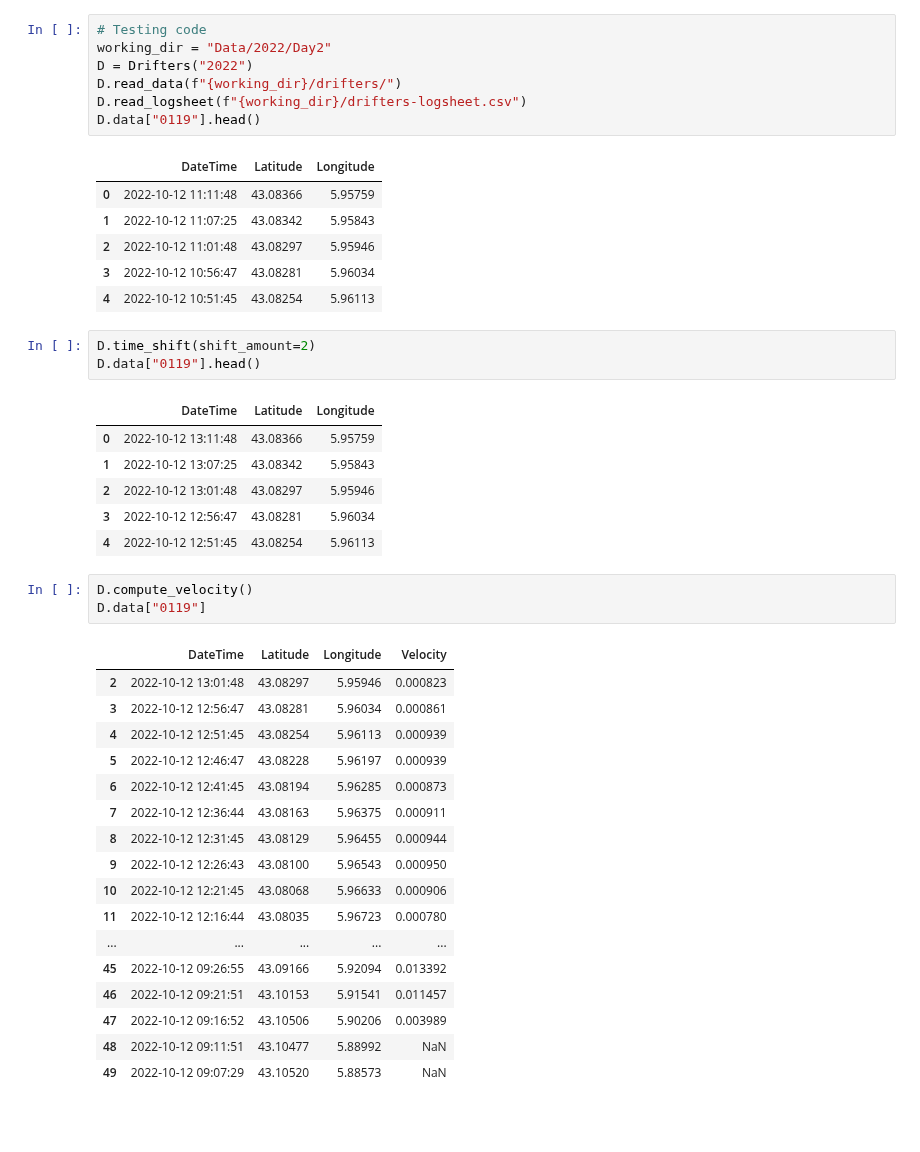
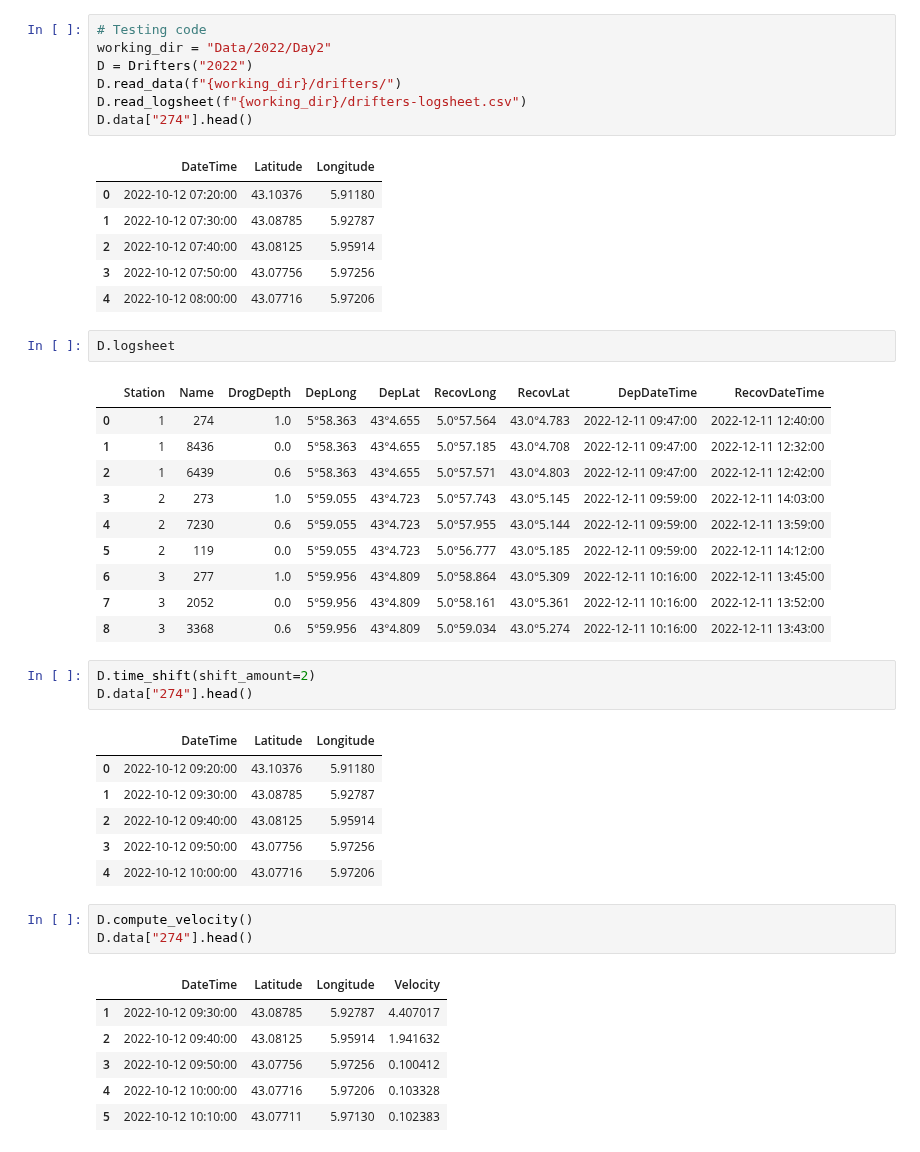
Before and after one commit to olanrewajufarooq/OceanographyAnalysis, a Jupyter notebook: drifter.ipynb, the cells around one changed output. Drawn from its saved outputs; the diff is of its cells as text; blank space fills up the shorter version.

```diff
--- a/drifter.ipynb
+++ b/drifter.ipynb
@@ -184,42 +307,44 @@ working_dir = "Data/2022/Day2"
 D = Drifters("2022")
 D.read_data(f"{working_dir}/drifters/")
 D.read_logsheet(f"{working_dir}/drifters-logsheet.csv")
-D.data["0119"].head()
+D.data["274"].head()
 # %% [output]
 |  | DateTime | Latitude | Longitude |
-| 0 | 2022-10-12 11:11:48 | 43.08366 | 5.95759 |
-| 1 | 2022-10-12 11:07:25 | 43.08342 | 5.95843 |
-| 2 | 2022-10-12 11:01:48 | 43.08297 | 5.95946 |
-| 3 | 2022-10-12 10:56:47 | 43.08281 | 5.96034 |
-| 4 | 2022-10-12 10:51:45 | 43.08254 | 5.96113 |
+| 0 | 2022-10-12 07:20:00 | 43.10376 | 5.91180 |
+| 1 | 2022-10-12 07:30:00 | 43.08785 | 5.92787 |
+| 2 | 2022-10-12 07:40:00 | 43.08125 | 5.95914 |
+| 3 | 2022-10-12 07:50:00 | 43.07756 | 5.97256 |
+| 4 | 2022-10-12 08:00:00 | 43.07716 | 5.97206 |
+# %%
+D.logsheet
+# %% [output]
+|  | Station | Name | DrogDepth | DepLong | DepLat | RecovLong | RecovLat | DepDateTime | RecovDateTime |
+| 0 | 1 | 274 | 1.0 | 5°58.363 | 43°4.655 | 5.0°57.564 | 43.0°4.783 | 2022-12-11 09:47:00 | 2022-12-11 12:40:00 |
+| 1 | 1 | 8436 | 0.0 | 5°58.363 | 43°4.655 | 5.0°57.185 | 43.0°4.708 | 2022-12-11 09:47:00 | 2022-12-11 12:32:00 |
+| 2 | 1 | 6439 | 0.6 | 5°58.363 | 43°4.655 | 5.0°57.571 | 43.0°4.803 | 2022-12-11 09:47:00 | 2022-12-11 12:42:00 |
+| 3 | 2 | 273 | 1.0 | 5°59.055 | 43°4.723 | 5.0°57.743 | 43.0°5.145 | 2022-12-11 09:59:00 | 2022-12-11 14:03:00 |
+| 4 | 2 | 7230 | 0.6 | 5°59.055 | 43°4.723 | 5.0°57.955 | 43.0°5.144 | 2022-12-11 09:59:00 | 2022-12-11 13:59:00 |
+| 5 | 2 | 119 | 0.0 | 5°59.055 | 43°4.723 | 5.0°56.777 | 43.0°5.185 | 2022-12-11 09:59:00 | 2022-12-11 14:12:00 |
+| 6 | 3 | 277 | 1.0 | 5°59.956 | 43°4.809 | 5.0°58.864 | 43.0°5.309 | 2022-12-11 10:16:00 | 2022-12-11 13:45:00 |
+| 7 | 3 | 2052 | 0.0 | 5°59.956 | 43°4.809 | 5.0°58.161 | 43.0°5.361 | 2022-12-11 10:16:00 | 2022-12-11 13:52:00 |
+| 8 | 3 | 3368 | 0.6 | 5°59.956 | 43°4.809 | 5.0°59.034 | 43.0°5.274 | 2022-12-11 10:16:00 | 2022-12-11 13:43:00 |
 # %%
 D.time_shift(shift_amount=2)
-D.data["0119"].head()
+D.data["274"].head()
 # %% [output]
 |  | DateTime | Latitude | Longitude |
-| 0 | 2022-10-12 13:11:48 | 43.08366 | 5.95759 |
-| 1 | 2022-10-12 13:07:25 | 43.08342 | 5.95843 |
-| 2 | 2022-10-12 13:01:48 | 43.08297 | 5.95946 |
-| 3 | 2022-10-12 12:56:47 | 43.08281 | 5.96034 |
-| 4 | 2022-10-12 12:51:45 | 43.08254 | 5.96113 |
+| 0 | 2022-10-12 09:20:00 | 43.10376 | 5.91180 |
+| 1 | 2022-10-12 09:30:00 | 43.08785 | 5.92787 |
+| 2 | 2022-10-12 09:40:00 | 43.08125 | 5.95914 |
+| 3 | 2022-10-12 09:50:00 | 43.07756 | 5.97256 |
+| 4 | 2022-10-12 10:00:00 | 43.07716 | 5.97206 |
 # %%
 D.compute_velocity()
-D.data["0119"]
+D.data["274"].head()
 # %% [output]
 |  | DateTime | Latitude | Longitude | Velocity |
-| 2 | 2022-10-12 13:01:48 | 43.08297 | 5.95946 | 0.000823 |
-| 3 | 2022-10-12 12:56:47 | 43.08281 | 5.96034 | 0.000861 |
-| 4 | 2022-10-12 12:51:45 | 43.08254 | 5.96113 | 0.000939 |
-| 5 | 2022-10-12 12:46:47 | 43.08228 | 5.96197 | 0.000939 |
-| 6 | 2022-10-12 12:41:45 | 43.08194 | 5.96285 | 0.000873 |
-| 7 | 2022-10-12 12:36:44 | 43.08163 | 5.96375 | 0.000911 |
-| 8 | 2022-10-12 12:31:45 | 43.08129 | 5.96455 | 0.000944 |
-| 9 | 2022-10-12 12:26:43 | 43.08100 | 5.96543 | 0.000950 |
-| 10 | 2022-10-12 12:21:45 | 43.08068 | 5.96633 | 0.000906 |
-| 11 | 2022-10-12 12:16:44 | 43.08035 | 5.96723 | 0.000780 |
-| ... | ... | ... | ... | ... |
-| 45 | 2022-10-12 09:26:55 | 43.09166 | 5.92094 | 0.013392 |
-| 46 | 2022-10-12 09:21:51 | 43.10153 | 5.91541 | 0.011457 |
-| 47 | 2022-10-12 09:16:52 | 43.10506 | 5.90206 | 0.003989 |
-| 48 | 2022-10-12 09:11:51 | 43.10477 | 5.88992 | NaN |
-| 49 | 2022-10-12 09:07:29 | 43.10520 | 5.88573 | NaN |
+| 1 | 2022-10-12 09:30:00 | 43.08785 | 5.92787 | 4.407017 |
+| 2 | 2022-10-12 09:40:00 | 43.08125 | 5.95914 | 1.941632 |
+| 3 | 2022-10-12 09:50:00 | 43.07756 | 5.97256 | 0.100412 |
+| 4 | 2022-10-12 10:00:00 | 43.07716 | 5.97206 | 0.103328 |
+| 5 | 2022-10-12 10:10:00 | 43.07711 | 5.97130 | 0.102383 |
```
Also changed, not shown: parts of 3 cells of this notebook.
